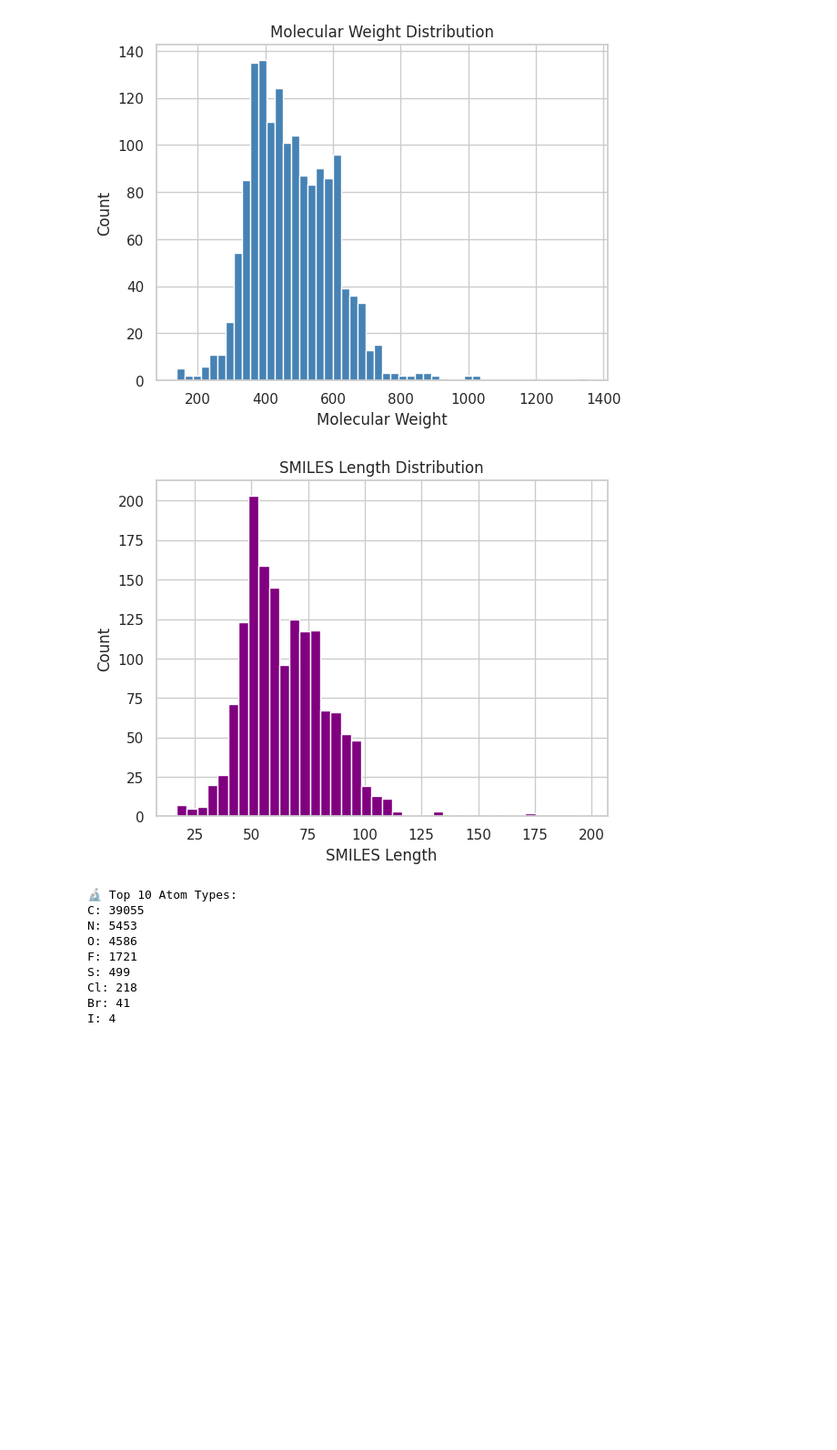
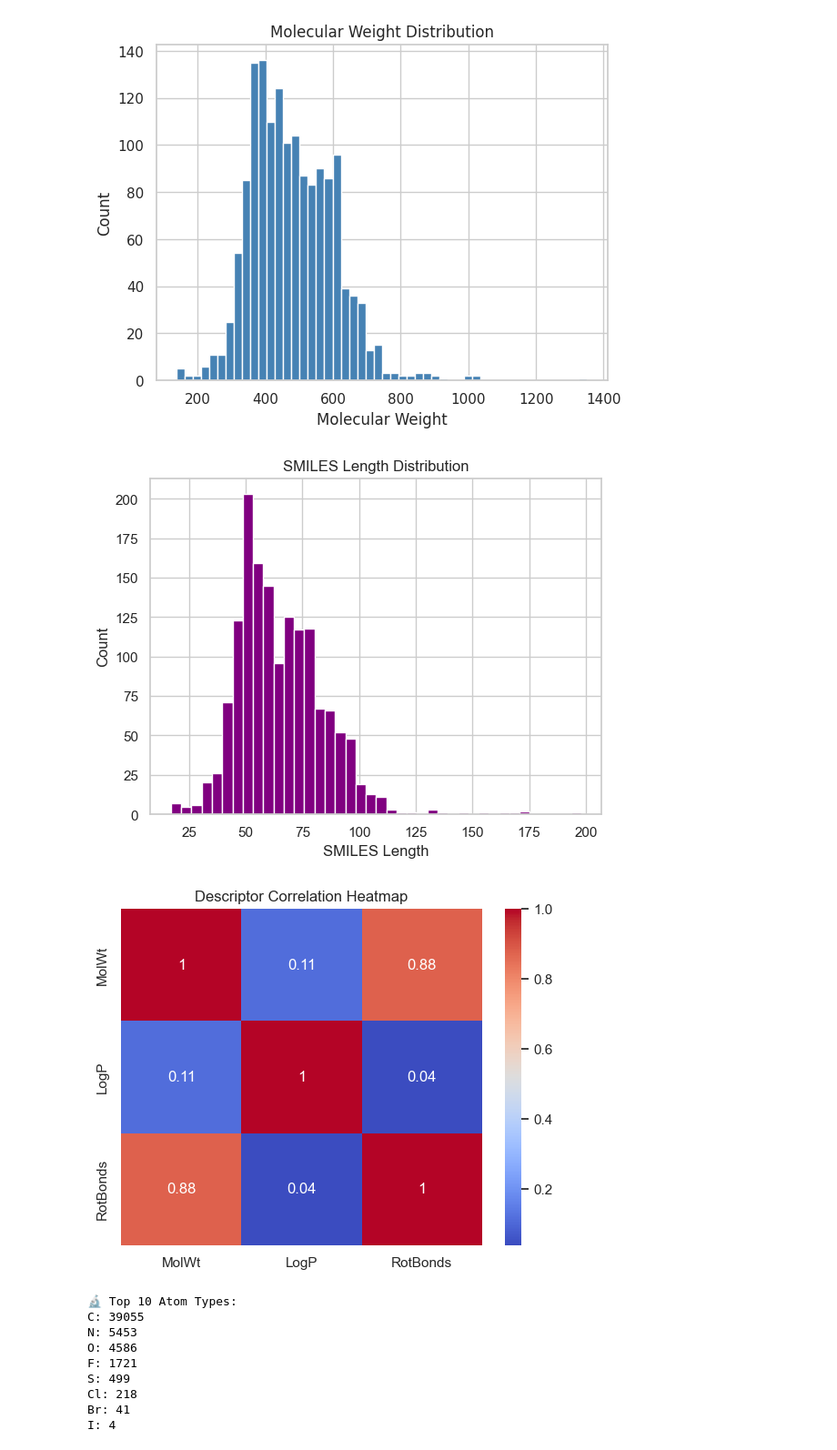
Before and after one commit to emirr44/KIMIKA-Molecular-Classification-and-Generation, a Jupyter notebook: data/bace/bace_augmentation_pipeline.ipynb, the cells around one changed output. Shown at 91% size. Saved outputs shown, nothing was run; the diff lists cells and outputs as text; code cells hidden in the pictures; blank space fills up the shorter version.

```diff
--- a/data/bace/bace_augmentation_pipeline.ipynb
+++ b/data/bace/bace_augmentation_pipeline.ipynb
@@ -21,11 +21,9 @@ import matplotlib.pyplot as plt
 import seaborn as sns
 sns.set(style="whitegrid")
 
-# 📥 Loading Dataset
-from google.colab import drive
-drive.mount('/content/drive')
 
-filepath= '/content/drive/MyDrive/SEMESTER 2/Practical Applications of AI/Molecule Project/bace.csv'
+
+filepath= 'C:/Users/emirb/molecule_datasets/bace/raw/bace.csv'
 df = pd.read_csv(filepath)
 print(f"Loaded {len(df)} molecules.")
 df.head()
@@ -164,14 +161,38 @@ plt.show()
 # %%
 df['smiles_len'] = df['mol'].apply(len)
 
 plt.hist(df['smiles_len'], bins=40, color='purple')
 plt.xlabel("SMILES Length")
 plt.ylabel("Count")
 plt.title("SMILES Length Distribution")
 plt.grid(True)
 plt.show()
+
+from rdkit.Chem import Descriptors
+def plot_descriptor_correlation_heatmap(df):
+    def calc_descriptors(smiles):
+        mol = Chem.MolFromSmiles(smiles)
+        if mol is None:
+            return [None, None, None]
+        return [
+            Descriptors.MolWt(mol),
+            Descriptors.MolLogP(mol),
+            Descriptors.NumRotatableBonds(mol)
+        ]
+
+    desc = df['mol'].apply(calc_descriptors)
+    desc_df = pd.DataFrame(desc.tolist(), columns=['MolWt', 'LogP', 'RotBonds'])
+    desc_df = desc_df.dropna()
+    corr = desc_df.corr()
+
+    sns.heatmap(corr, annot=True, cmap='coolwarm')
+    plt.title("Descriptor Correlation Heatmap")
+    plt.show()
+
+plot_descriptor_correlation_heatmap(df)
 # %% [output]
-[figure, old version]
+[figure, new version]
+[figure, added]
 # %%
 from collections import Counter
 
```
Also changed, not shown: parts of 1 cell of this notebook, 3 other files.
